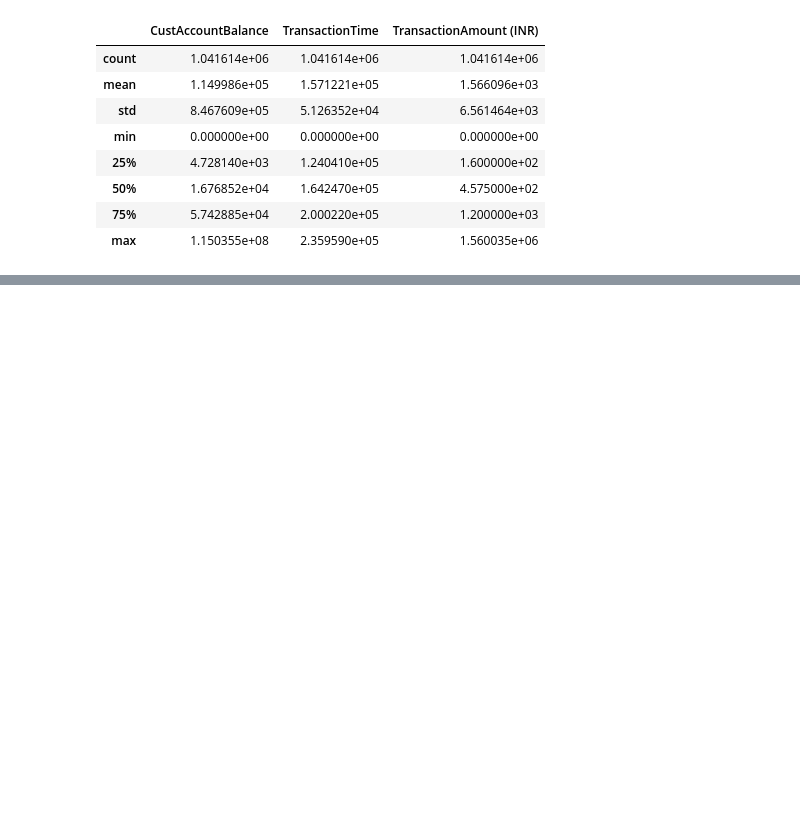
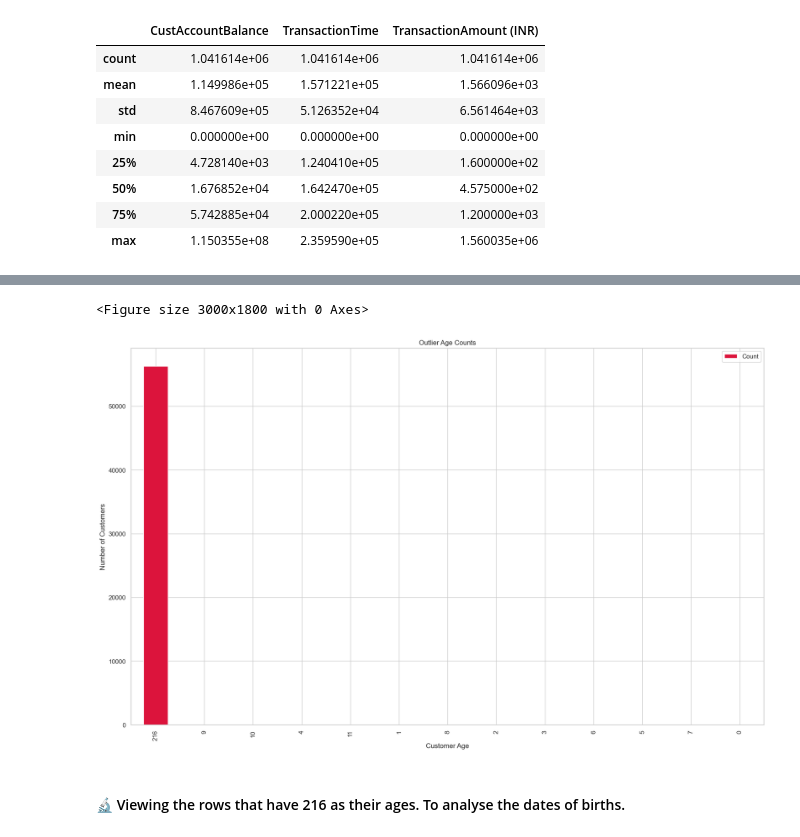
Before and after one commit to mosimii/banktrust-rfm-customer-segmentation, a Jupyter notebook: notebook/rfm_customer_segmentation_banktrust.ipynb, the cells around one changed output, grey strips where cells are left out. Saved outputs shown, nothing was run; the diff lists cells and outputs as text; code cells hidden in the pictures; blank space fills up the shorter version.

```diff
--- a/notebook/rfm_customer_segmentation_banktrust.ipynb
+++ b/notebook/rfm_customer_segmentation_banktrust.ipynb
@@ -65,0 +276,9 @@ df.describe()
+# %%
+Q1 = df['Age'].quantile(0.25)
+Q3 = df['Age'].quantile(0.75)
+IQR = Q3 - Q1
+
+lower_bound = Q1 - 1.5 * IQR
+upper_bound = Q3 + 1.5 * IQR
+
+print(f"Lower bound: {lower_bound}, Upper bound: {upper_bound}")
@@ -65,0 +287,4 @@ df.describe()
+# %%
+outliers = df[(df['Age'] < lower_bound) | (df['Age'] > upper_bound)]
+
+outliers['Age'][outliers['Age'] >= 0].value_counts() #displaying the value counts for the non-negative outliers.
@@ -65,0 +307,18 @@ df.describe()
+# %%
+plt.rcParams["figure.figsize"] = (20, 12)
+plt.figure(dpi=150)
+
+#visualising this.
+age_outlier_table = outliers['Age'][outliers['Age'] >= 0].value_counts().reset_index()
+age_outlier_table.columns = ['Age', 'Count']  #renaming columns properly
+
+age_outlier_table.plot(kind='bar', x='Age', y='Count', color='crimson')
+plt.title('Outlier Age Counts')
+plt.xlabel('Customer Age')
+plt.ylabel('Number of Customers')
+plt.show()
+# %% [output]
+<Figure size 3000x1800 with 0 Axes>
+[figure, added]
+# %% [markdown]
+#### &#x1F52C; Viewing the rows that have 216 as their ages. To analyse the dates of births.
```
Also changed, not shown: parts of 169 cells of this notebook, 7 other files.
